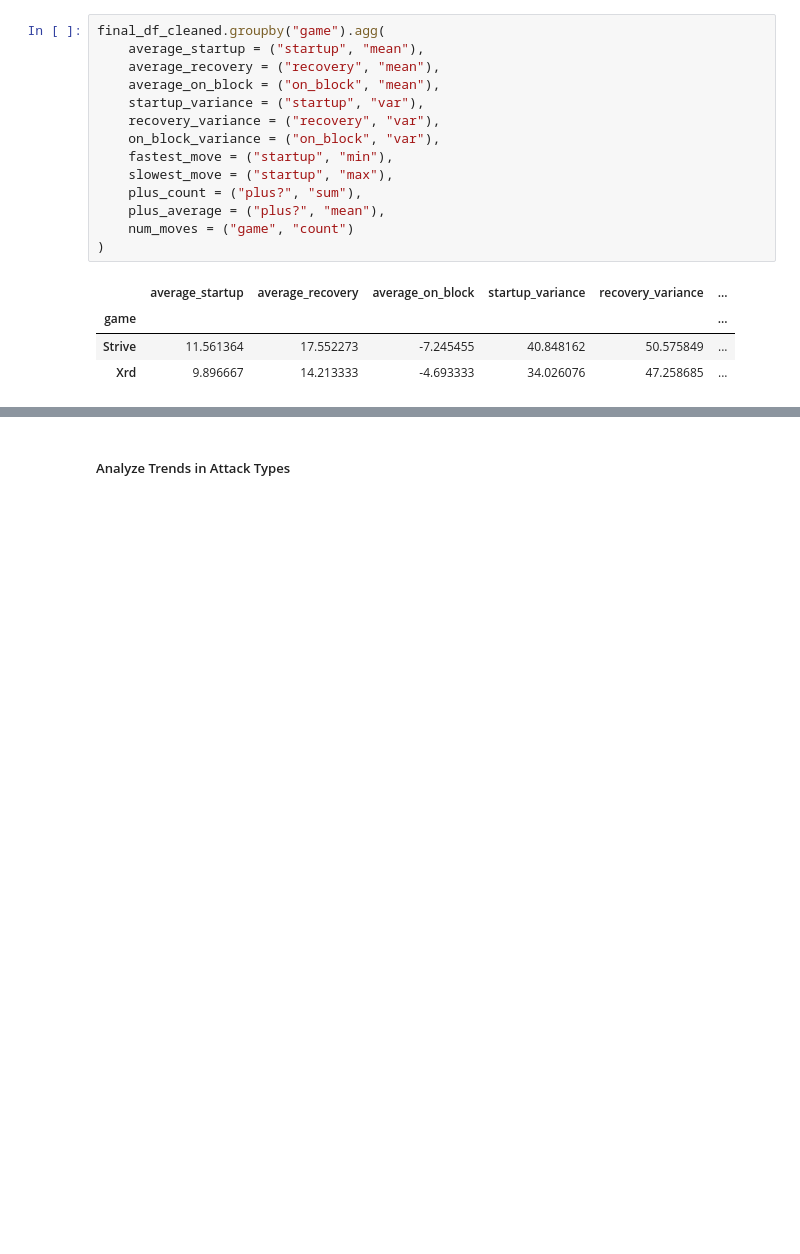
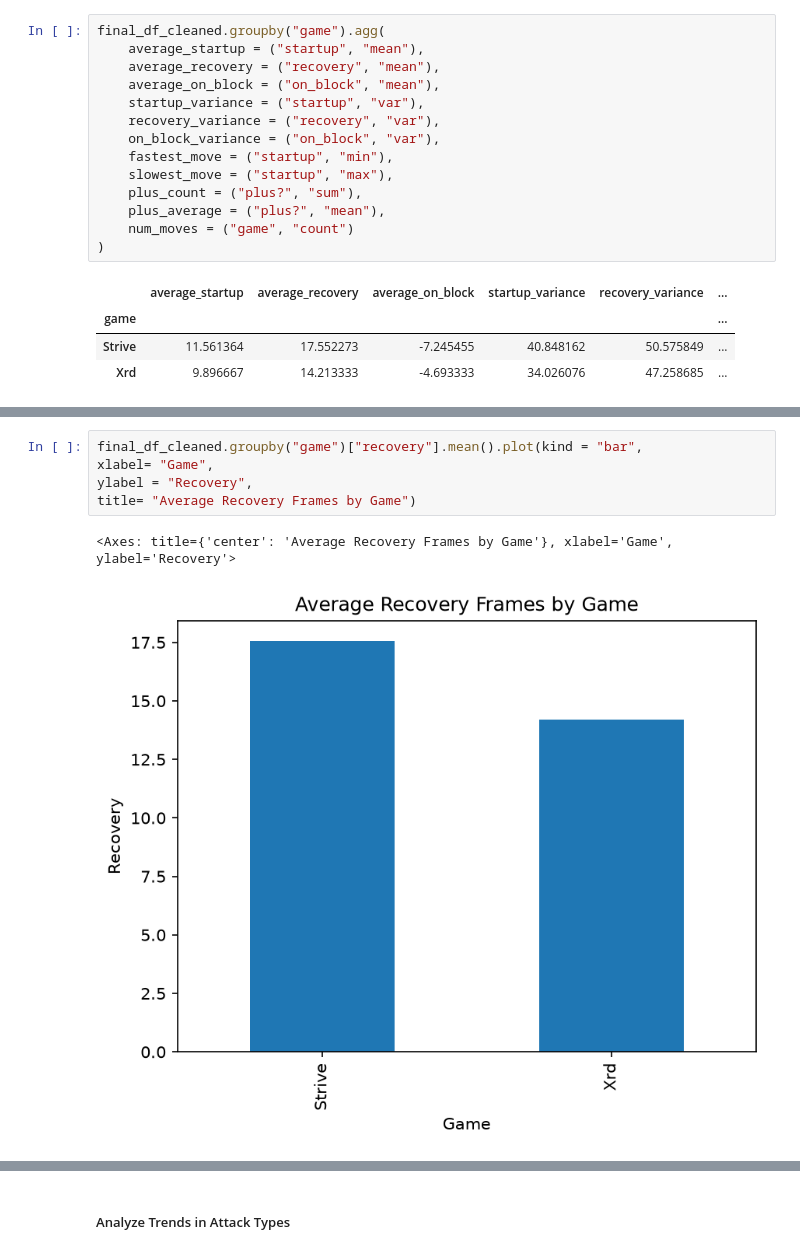
Before and after one commit to brocksteenblik/STAT-386-Data-Acquisition-Code, a Jupyter notebook: analysis.ipynb, the cells around one changed output, grey strips where cells are left out. Cells and saved outputs as stored; diff of their text form; blank space fills up the shorter version.

```diff
--- a/analysis.ipynb
+++ b/analysis.ipynb
@@ -265,0 +274,8 @@ final_df_cleaned.groupby("game").agg(
+# %%
+final_df_cleaned.groupby("game")["recovery"].mean().plot(kind = "bar",
+xlabel= "Game",
+ylabel = "Recovery",
+title= "Average Recovery Frames by Game")
+# %% [output]
+<Axes: title={'center': 'Average Recovery Frames by Game'}, xlabel='Game', ylabel='Recovery'>
+[figure, added]
```
Also changed, not shown: parts of 4 cells of this notebook.
